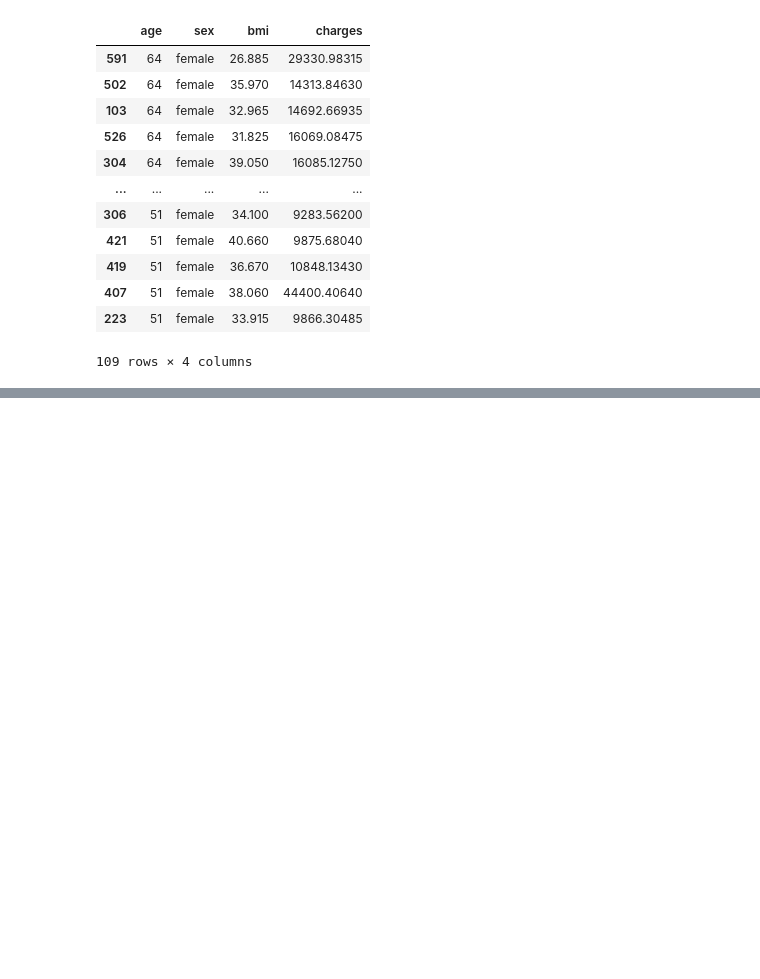
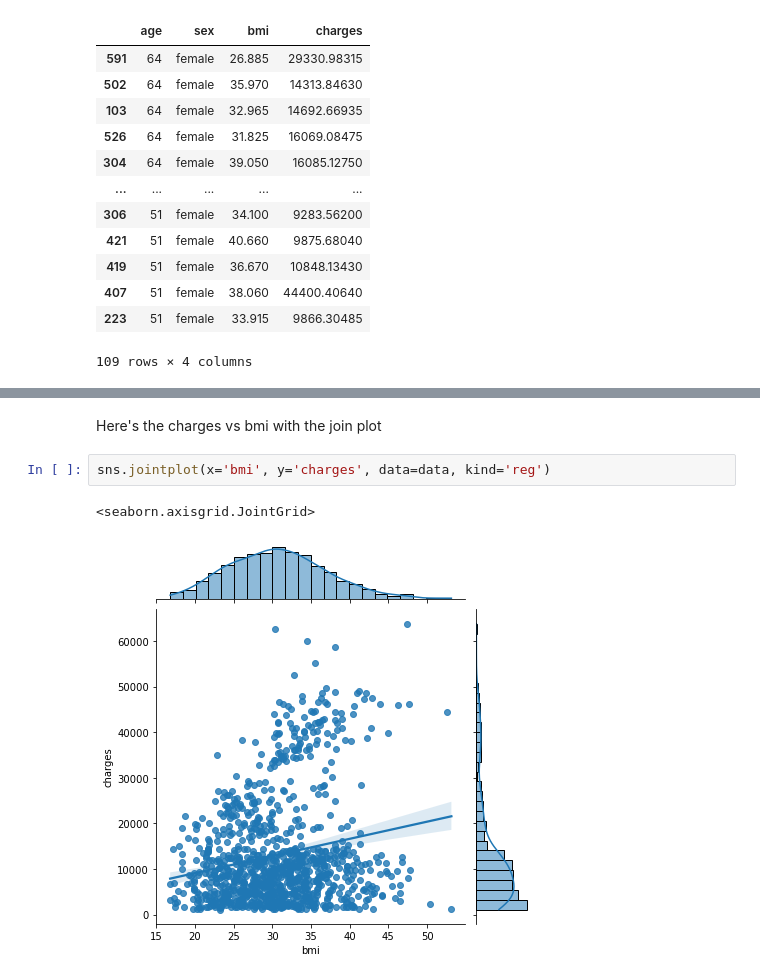
Before and after one commit to ubco-W2022T1-cosc301/project-group30, a Jupyter notebook: notebooks/analysis2.ipynb, the cells around one changed output, grey strips where cells are left out. Drawn from its saved outputs; the diff is of its cells as text; blank space fills up the shorter version.

```diff
--- a/notebooks/analysis2.ipynb
+++ b/notebooks/analysis2.ipynb
@@ -67,0 +95,7 @@ overAvg50_final
+# %% [markdown]
+Here's the charges vs bmi with the join plot
+# %%
+sns.jointplot(x='bmi', y='charges', data=data, kind='reg')
+# %% [output]
+<seaborn.axisgrid.JointGrid>
+[figure, added]
```
Also changed, not shown: parts of 38 cells of this notebook, 1 other file.
